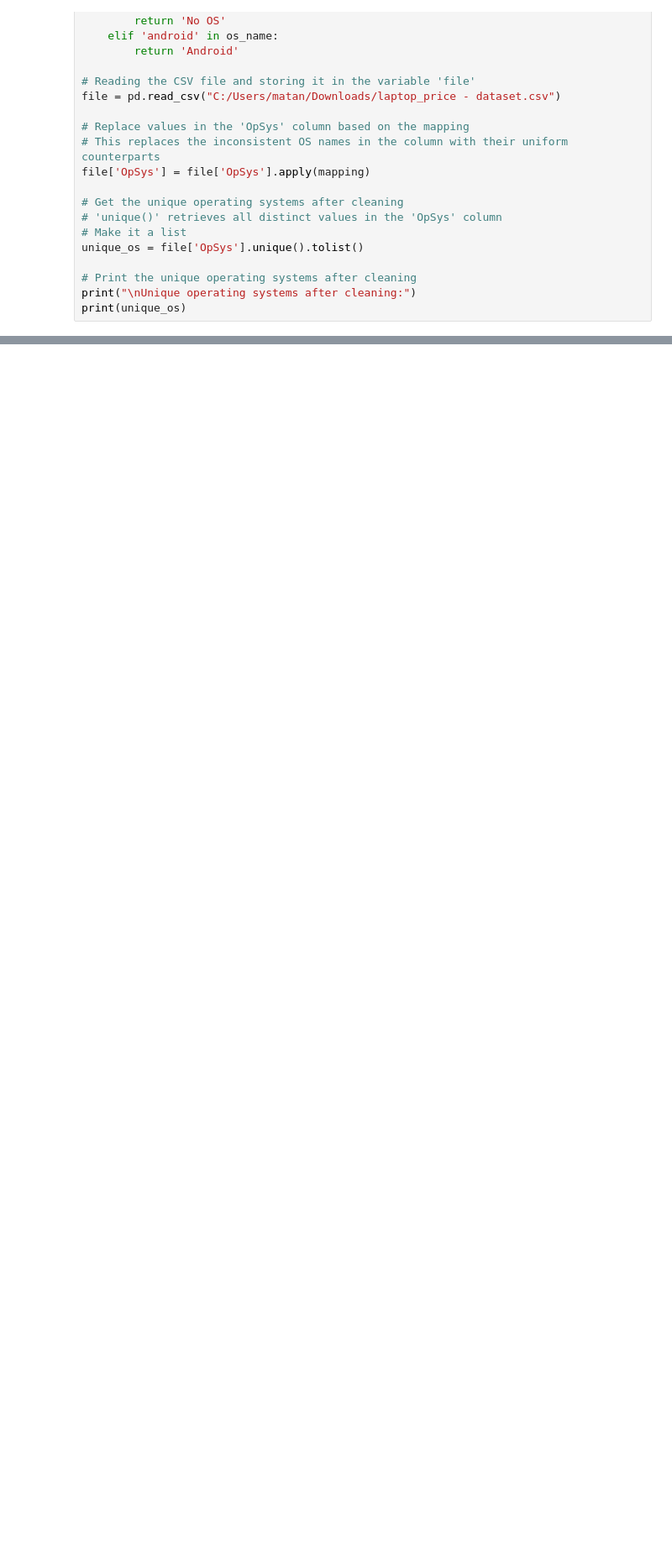
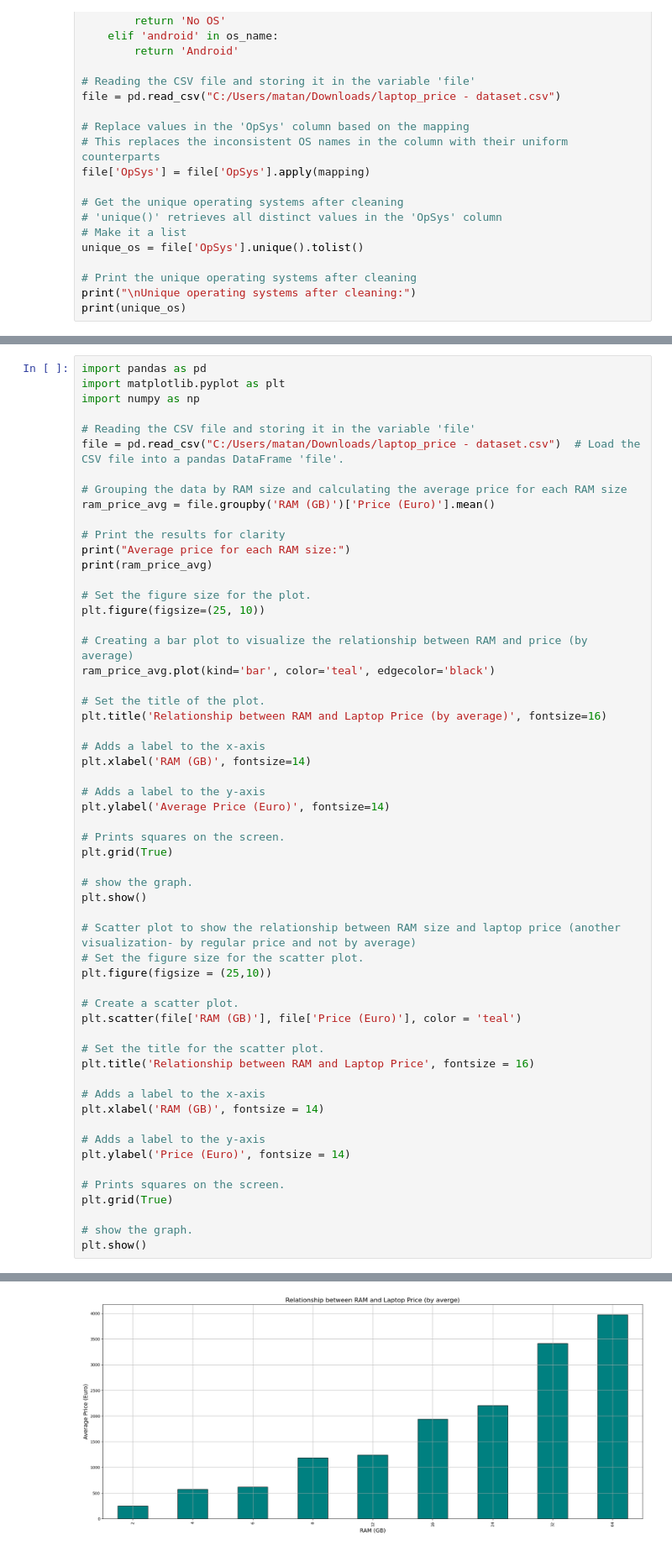
Before and after one commit to Matan-Jack/firstProjectPython, a Jupyter notebook: firstMiniProject.ipynb, the cells around one changed output, grey strips where cells are left out. Shown at 84% size. Drawn from its saved outputs; the diff is of its cells as text; blank space fills up the shorter version.

```diff
--- a/firstMiniProject.ipynb
+++ b/firstMiniProject.ipynb
@@ -347,0 +346,58 @@ plt.show()
+# %%
+import pandas as pd
+import matplotlib.pyplot as plt
+import numpy as np
+
+# Reading the CSV file and storing it in the variable 'file'
+file = pd.read_csv("C:/Users/matan/Downloads/laptop_price - dataset.csv")  # Load the CSV file into a pandas DataFrame 'file'.
+
+# Grouping the data by RAM size and calculating the average price for each RAM size
+ram_price_avg = file.groupby('RAM (GB)')['Price (Euro)'].mean()
+
+# Print the results for clarity
+print("Average price for each RAM size:")
+print(ram_price_avg)
+
+# Set the figure size for the plot.
+plt.figure(figsize=(25, 10))
+
+# Creating a bar plot to visualize the relationship between RAM and price (by average)
+ram_price_avg.plot(kind='bar', color='teal', edgecolor='black')
+
+# Set the title of the plot.
+plt.title('Relationship between RAM and Laptop Price (by average)', fontsize=16)
+
+# Adds a label to the x-axis
+plt.xlabel('RAM (GB)', fontsize=14)
+
+# Adds a label to the y-axis
+plt.ylabel('Average Price (Euro)', fontsize=14)
+
+# Prints squares on the screen.
+plt.grid(True)
+
+# show the graph.
+plt.show()
+
+# Scatter plot to show the relationship between RAM size and laptop price (another visualization- by regular price and not by average)
+# Set the figure size for the scatter plot.
+plt.figure(figsize = (25,10))
+
+# Create a scatter plot.
+plt.scatter(file['RAM (GB)'], file['Price (Euro)'], color = 'teal')
+
+# Set the title for the scatter plot.
+plt.title('Relationship between RAM and Laptop Price', fontsize = 16)
+
+# Adds a label to the x-axis
+plt.xlabel('RAM (GB)', fontsize = 14)
+
+# Adds a label to the y-axis
+plt.ylabel('Price (Euro)', fontsize = 14)
+
+# Prints squares on the screen.
+plt.grid(True)
+
+# show the graph.
+plt.show()
+# %% [output]
@@ -347,0 +416 @@ plt.show()
+[figure, added]
```
Also changed, not shown: parts of 2 cells of this notebook.
